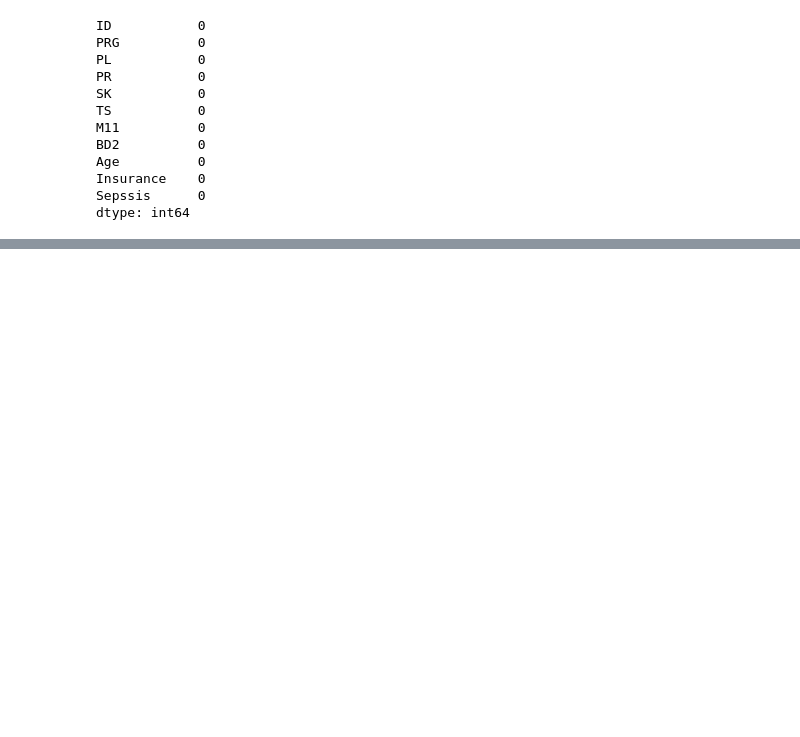
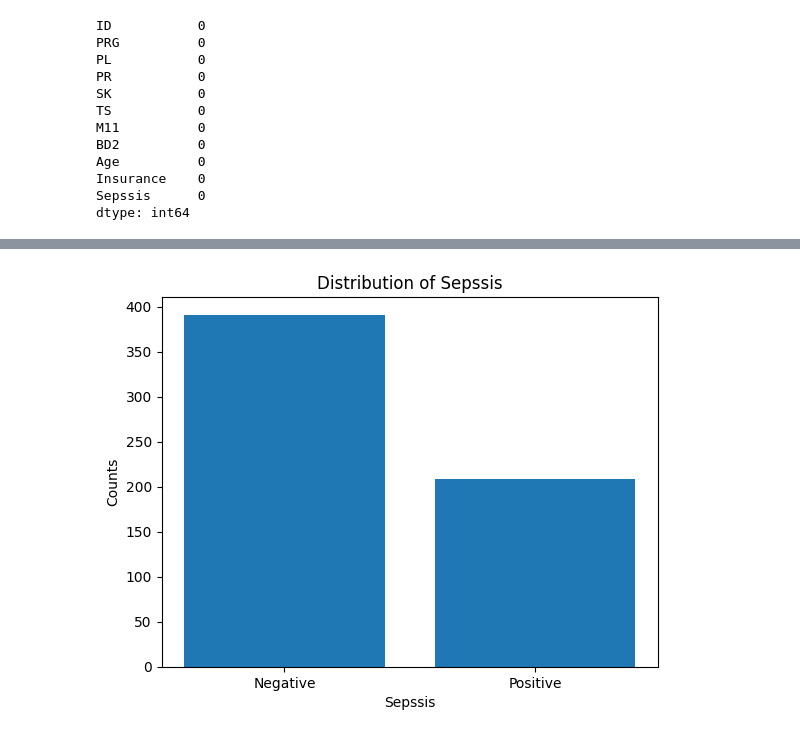
Before and after one commit to muchaimaryanne/Machine-Learning-API-using-FastAPI, a Jupyter notebook: Machine_Learning_API_using_FastAPI.ipynb, the cells around one changed output, grey strips where cells are left out. Drawn from its saved outputs; the diff is of its cells as text; code cells hidden in the pictures; blank space fills up the shorter version.

```diff
--- a/Machine_Learning_API_using_FastAPI.ipynb
+++ b/Machine_Learning_API_using_FastAPI.ipynb
@@ -119,0 +179,13 @@ dtype: int64
+# %%
+# Distribution of Categorical coulmns
+value_counts = sepsis_train_df['Sepssis'].value_counts()
+plt.bar(value_counts.index, value_counts.values)
+
+
+plt.xlabel('Sepssis')
+plt.ylabel('Counts')
+plt.title('Distribution of Sepssis')
+
+plt.show()
+# %% [output]
+[figure, added]
```
Also changed, not shown: parts of 79 cells of this notebook.
